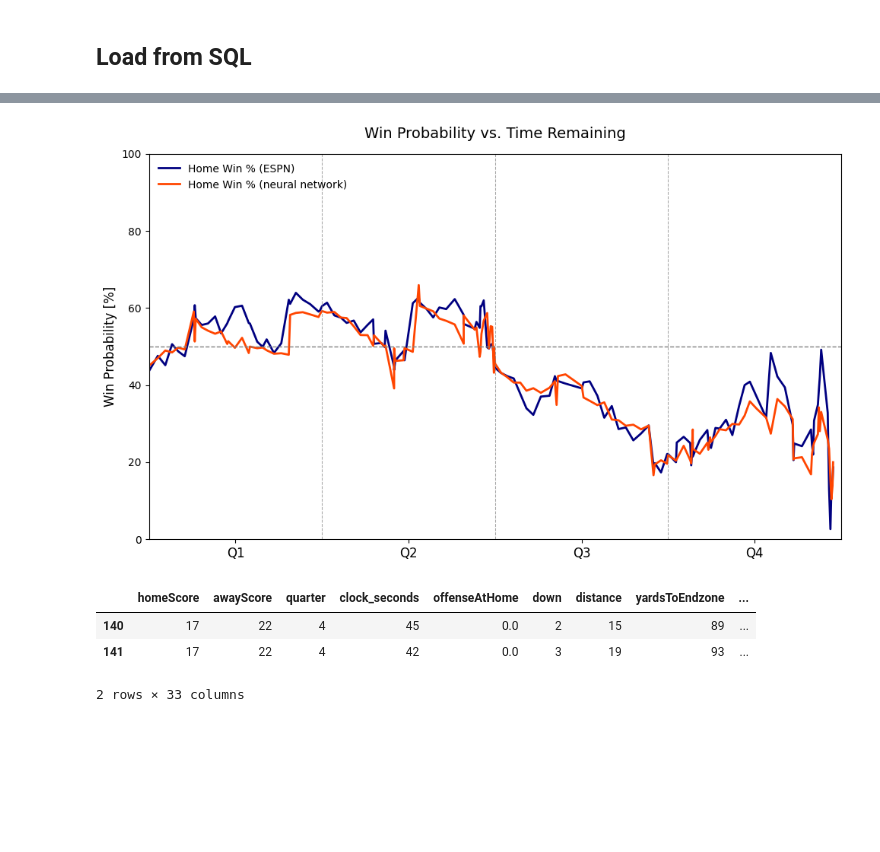
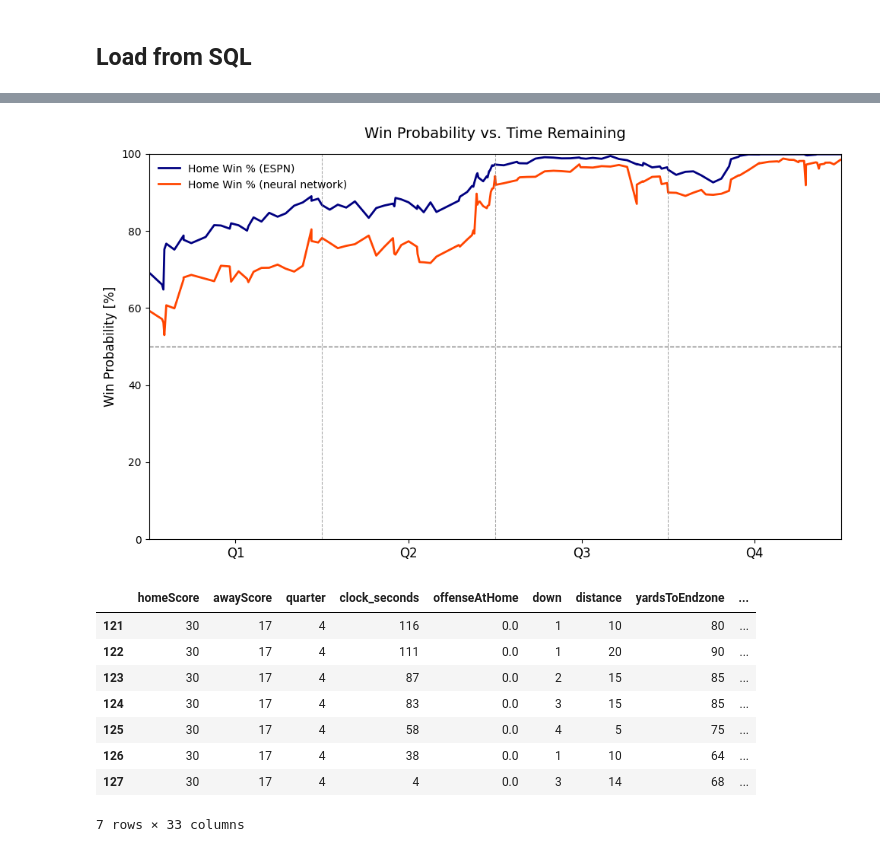
Before and after one commit to MHoffmannAC/nfl_project, a Jupyter notebook: ressources/regression/regression_nn.ipynb, the cells around one changed output, grey strips where cells are left out. Cells and saved outputs as stored; diff of their text form; code cells hidden in the pictures; blank space fills up the shorter version.

```diff
--- a/ressources/regression/regression_nn.ipynb
+++ b/ressources/regression/regression_nn.ipynb
@@ -141,7 +149,15 @@ data_df.drop(labels=['playtype'], axis=1, inplace=True)
 X = data_df.drop(['homeWinPercentage', 'awayWinPercentage', 'tiePercentage'], axis=1).copy()
 y = data_df[['homeWinPercentage', 'awayWinPercentage', 'tiePercentage']].copy()
 
+X_recent = X.loc[(X['season']==2024)&(X['week']>10)]  # for testing
+y_recent = y.loc[(X['season']==2024)&(X['week']>10)]
+
+# use only data from before project start for training
+y = y.loc[(X['season']<2024) | ((X['season']==2024) & (X['season']=="regular_season") & (X['week']<11))]
+X = X.loc[(X['season']<2024) | ((X['season']==2024) & (X['season']=="regular_season") & (X['week']<11))]
+
 X_train, X_test, y_train, y_test = train_test_split(X, y, test_size=0.2, random_state=42)
+X_train, X_val, y_train, y_val = train_test_split(X_train, y_train, test_size=0.2, random_state=42)
 
 X_num_columns = list(X.select_dtypes(include="number").columns.to_list())
 X_cat_columns = list(X.select_dtypes(exclude="number").columns.to_list())
@@ -159,16 +175,18 @@ def create_nn_model(input_dim):
         Input(shape=(input_dim,)),  # Specifies that input data has 10 features
         Dense(256, activation='relu'),
         Dense(128, activation='relu'),
+        Dropout(0.3),  # Dropout to prevent overfitting
         Dense(64, activation='relu'),
-        Dense(64, activation='relu'),
+        Dense(64, activation='relu', kernel_regularizer=regularizers.l2(0.01)),
         Dense(32, activation='relu'),
+        Dropout(0.3),  # Dropout to prevent overfitting
         Dense(32, activation='relu'),
         Dense(3, activation='softmax')  # Output layer
     ])
-    model.compile(optimizer='adam', loss='mean_squared_error', metrics=['accuracy', 'mse', 'r2_score'])
+    model.compile(optimizer='adam', loss='mean_squared_error', metrics=['accuracy', 'mse', 'r2_score', 'mae'])
     return model
 
-keras_model = KerasRegressor(model=create_nn_model, input_dim=preprocessor.fit_transform(X_train).shape[1], epochs=20, verbose=1, batch_size=1000)
+keras_model = KerasRegressor(model=create_nn_model, input_dim=preprocessor.fit_transform(X_train).shape[1], epochs=25, verbose=1, batch_size=128)
 
 
 pipeline = Pipeline(steps=[
@@ -176,5 +194,5 @@ pipeline = Pipeline(steps=[
     ('model', keras_model)           # Neural network model
 ])
 # %%
-pipeline.fit(X_train, y_train)
+pipeline.fit(X_train, y_train, model__validation_data=(preprocessor.transform(X_val), y_val))
 # %% [output]
@@ -218,4 +227,23 @@ y_game_pred.reset_index(drop=True, inplace=True)
 # %%
+import random
+# test_season = random.choice(X_test['season'].unique())
+# test_week = random.choice(X_test['week'].unique())
+# test_homeAbr = random.choice(X_test.loc[(X_test['season']==test_season)&(X_test['week']==test_week), 'homeAbr'].unique())
+# print(test_season, test_week, test_homeAbr)
+# X_game = X_test.loc[(X_test['season']==test_season)&(X_test['week']==test_week)&(X_test['homeAbr']==test_homeAbr)]
+# y_game = y_test.loc[(X_test['season']==test_season)&(X_test['week']==test_week)&(X_test['homeAbr']==test_homeAbr)]
+test_season = random.choice([2024])
+test_week = random.choice([11,12,13])
+test_homeAbr = random.choice(X_recent.loc[(X_recent['season']==test_season)&(X_recent['week']==test_week), 'homeAbr'].unique())
+print(test_season, test_week, test_homeAbr)
+X_game = X_recent.loc[(X_recent['season']==test_season)&(X_recent['week']==test_week)&(X_recent['homeAbr']==test_homeAbr)]
+y_game = y_recent.loc[(X_recent['season']==test_season)&(X_recent['week']==test_week)&(X_recent['homeAbr']==test_homeAbr)]
+
+y_game_pred = pd.DataFrame(pipeline.predict(X_game), columns=['homePredicted', 'awayPredicted', 'tiePredicted'])
+X_game.reset_index(drop=True, inplace=True)
+y_game.reset_index(drop=True, inplace=True)
+y_game_pred.reset_index(drop=True, inplace=True)
+
 game_comparison = pd.concat([X_game, y_game, y_game_pred], axis=1)
 
 fig, ax = plt.subplots(figsize=(10, 6))
@@ -256,4 +284,7 @@ ax.set_title("Win Probability vs. Time Remaining", fontsize=14, pad=15)
 # Display the plot
 plt.tight_layout()
 plt.show()
+
+# 2024 12 WSH (45 vs 75 at start...)
+# 2024 13 KC
 # %% [output]
@@ -260,11 +293,16 @@ plt.show()
-[figure, old version]
+[figure, new version]
 # %%
-game_comparison.loc[game_comparison['totalTimeLeft']<50]
+game_comparison.loc[game_comparison['totalTimeLeft']<120]
 # %% [output]
 |  | homeScore | awayScore | quarter | clock_seconds | offenseAtHome | down | distance | yardsToEndzone | ... |
-| 140 | 17 | 22 | 4 | 45 | 0.0 | 2 | 15 | 89 | ... |
-| 141 | 17 | 22 | 4 | 42 | 0.0 | 3 | 19 | 93 | ... |
+| 121 | 30 | 17 | 4 | 116 | 0.0 | 1 | 10 | 80 | ... |
+| 122 | 30 | 17 | 4 | 111 | 0.0 | 1 | 20 | 90 | ... |
+| 123 | 30 | 17 | 4 | 87 | 0.0 | 2 | 15 | 85 | ... |
+| 124 | 30 | 17 | 4 | 83 | 0.0 | 3 | 15 | 85 | ... |
+| 125 | 30 | 17 | 4 | 58 | 0.0 | 4 | 5 | 75 | ... |
+| 126 | 30 | 17 | 4 | 38 | 0.0 | 1 | 10 | 64 | ... |
+| 127 | 30 | 17 | 4 | 4 | 0.0 | 3 | 14 | 68 | ... |
-2 rows × 33 columns
+7 rows × 33 columns
 # %%
 import dill
 with open('nn_regressor.pkl', 'wb') as f:
```
Also changed, not shown: parts of 8 cells of this notebook, 12 other files.
